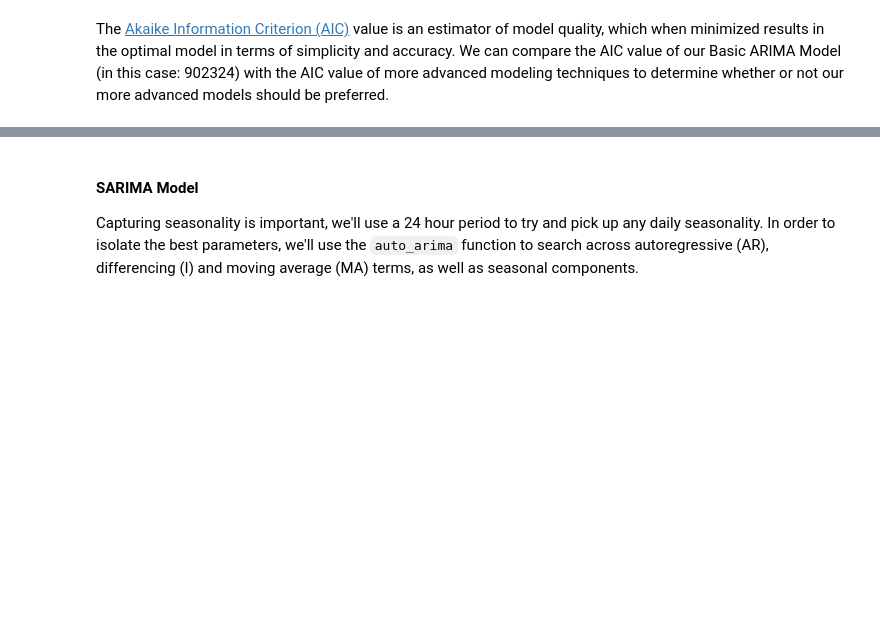
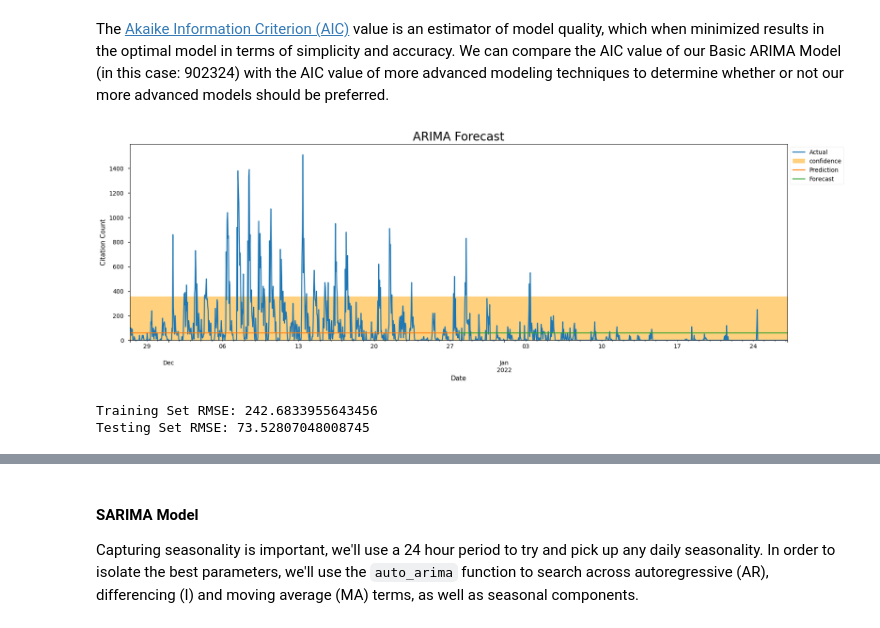
Before and after one commit to evangabe/strategic-parking-enforcement, a Jupyter notebook: 02_featurization.ipynb, the cells around one changed output, grey strips where cells are left out. Saved outputs shown, nothing was run; the diff lists cells and outputs as text; code cells hidden in the pictures; blank space fills up the shorter version.

Commit message:
refactoring models to new files

```diff
--- a/02_featurization.ipynb
+++ b/02_featurization.ipynb
@@ -1,23 +0,0 @@
-# %%
-import warnings
-warnings.simplefilter(action='ignore', category=FutureWarning)
-
-import numpy as np
-import pandas as pd
-import matplotlib.pyplot as plt
-plt.style.use("seaborn-v0_8-notebook")
-import seaborn as sns
-
-from statsmodels.tsa.arima.model import ARIMA
-from statsmodels.tsa.statespace.sarimax import SARIMAX
-import statsmodels.api as sm
-
-from data.cleaning import get_dataset_from_pickle
-from data.eda import get_timerange
-from utils import adfuller_test, create_weekly_heatmap
-
-
-# To fix numpy versioning error
-np.float_ = np.float64
-from prophet import Prophet
-import itertools
@@ -119,0 +95,5 @@ results.summary()
+# %%
+# Run basic ARIMA Model
+arima_model = ARIMA(hollywood_ts, split=0.8)
+arima_model.fit(order=(0, 0, 0))
+arima_model.results.summary()
@@ -124,4 +122,12 @@ results.plot_diagnostics(figsize=(10,10))
 # %%
 # Plot the trivial model
+arima_model.predict()
+arima_model.plot()
+# %% [output]
+[figure, added]
 # %%
 # Print RSME and ACF plots
+arima_model.measure()
+# %% [output]
+Training Set RMSE: 242.6833955643456
+Testing Set RMSE: 73.52807048008745
```
Also changed, not shown: parts of 33 cells of this notebook, 8 other files.
